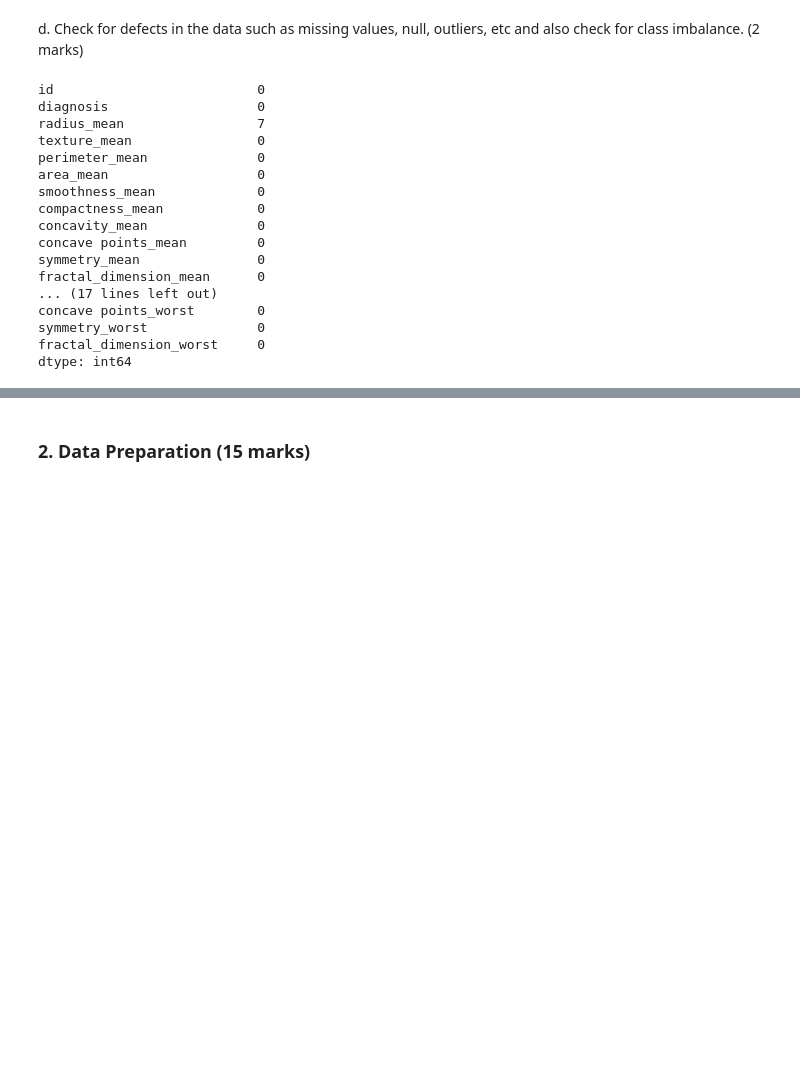
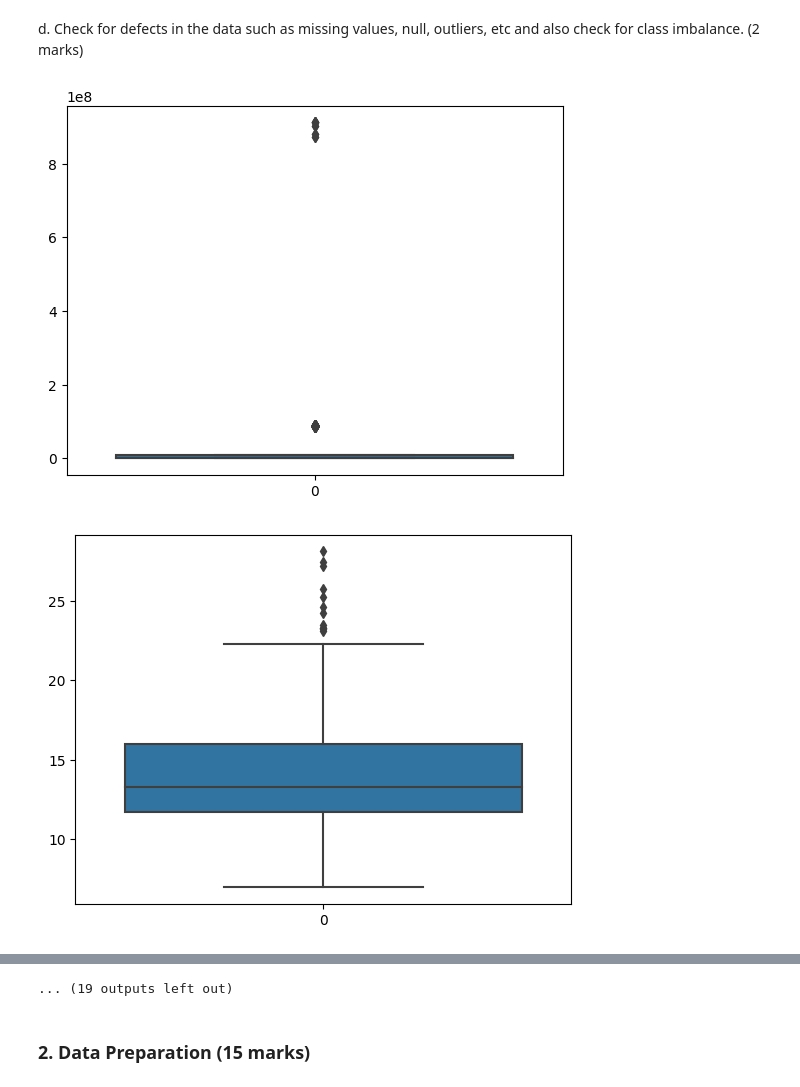
Before and after one commit to mriduldeka/MachineLearning, a Jupyter notebook: AML_CT2_MPA.ipynb, the cells around one changed output, grey strips where cells are left out. Drawn from its saved outputs; the diff is of its cells as text; code cells hidden in the pictures; blank space fills up the shorter version.

```diff
--- a/AML_CT2_MPA.ipynb
+++ b/AML_CT2_MPA.ipynb
@@ -73,24 +73,15 @@ data['diagnosis'].unique()
 array(['M', 'B'], dtype=object)
 # %% [markdown]
 d. Check for defects in the data such as missing values, null, outliers, etc and also check for class imbalance. (2 marks)
-# %%
-#Standard missing values
-data.isnull().sum()
-# %% [output]
-id                          0
-diagnosis                   0
-radius_mean                 7
-texture_mean                0
-perimeter_mean              0
-area_mean                   0
-smoothness_mean             0
-compactness_mean            0
-concavity_mean              0
-concave points_mean         0
-symmetry_mean               0
-fractal_dimension_mean      0
-... (17 lines left out)
-concave points_worst        0
-symmetry_worst              0
-fractal_dimension_worst     0
-dtype: int64
+# %%
+#Standard missing values
+data.isnull().sum()
+
+#Outliers
+data_num = data.select_dtypes(include=np.number)
+for i in data_num.columns:
+  sns.boxplot(data_num[i])
+  plt.show()
+# %% [output]
+[figure, added]
+[figure, added]
@@ -97,3 +98,4 @@ dtype: int64
+... (19 outputs left out)
 # %% [markdown]
 ###  2.  Data Preparation (15 marks)
 # %% [markdown]
```
Also changed, not shown: parts of 1 cell of this notebook.
